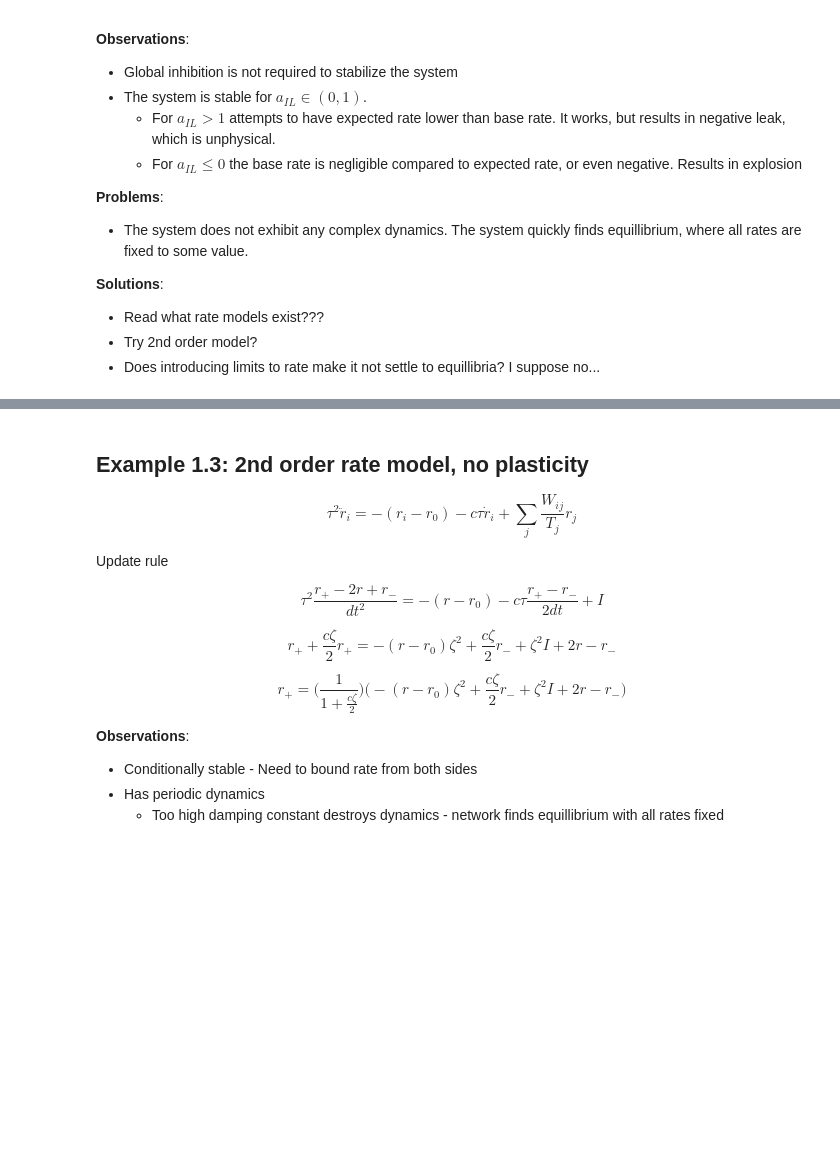
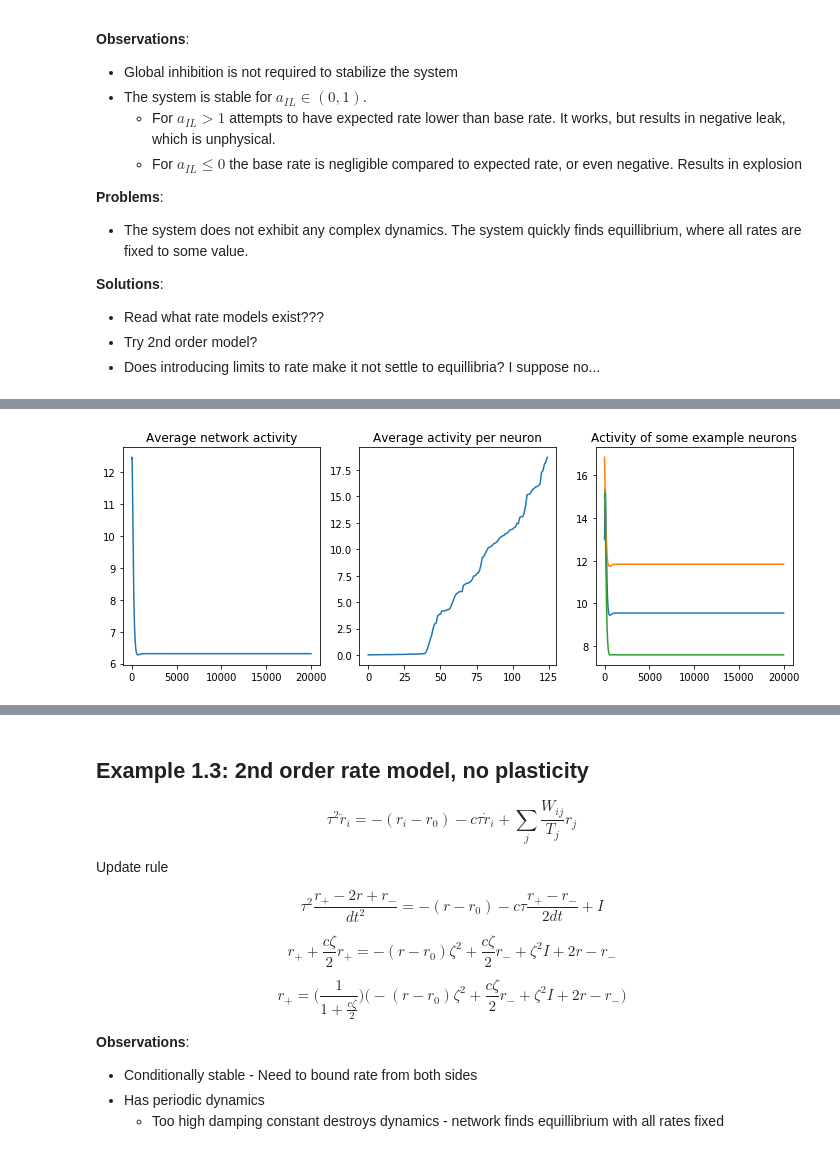
Before and after one commit to aleksejs-fomins/memory-hippo-ca3, a Jupyter notebook: self-contained/reservoir/reservoir-rate.ipynb, the cells around one changed output, grey strips where cells are left out. Cells and saved outputs as stored; diff of their text form; code cells hidden in the pictures; blank space fills up the shorter version.

```diff
--- a/self-contained/reservoir/reservoir-rate.ipynb
+++ b/self-contained/reservoir/reservoir-rate.ipynb
@@ -91,0 +127,67 @@ plt.show()
+# %%
+###############
+# Initialization
+###############
+
+p = {
+    "N_EXC"     : 100,   # Number of excitatory neurons
+    "N_INH"     : 25,    # Number of inhibitory neurons
+    "T0"        : 1.0,    # Average threshold
+    "dt"        : 0.0001, # Time step
+    "tau_r"     : 0.01,   # Leak timescale
+    "r0"        : 10.0,   # Background activity
+    "a_W"       : 0.1,    # Ratio of number of existing connections to all-to-all
+    "a_IL"      : 0.1     # Balance between internal feedback input and leak
+}
+p['W0_EXC'] = p['T0'] * (1 - p['a_IL']) / ((p['N_EXC'] - 1) * p['a_W'])
+p['W0_INH'] = p['W0_EXC'] * -4
+p['N'] = p['N_EXC'] + p['N_INH']
+
+# Initial values for variables
+r = np.random.uniform(0.5 * p['r0'], 2.0 * p['r0'], p['N'])
+T = np.random.uniform(0.9 * p['T0'], 1.1 * p['T0'], p['N'])
+
+# Connectivity matrix
+M_EE = randMat(p['N_EXC'], p['N_EXC'], p['a_W'], p['W0_EXC'], 0.1)
+M_EI = randMat(p['N_INH'], p['N_EXC'], p['a_W'], p['W0_EXC'], 0.1)
+M_IE = randMat(p['N_EXC'], p['N_INH'], p['a_W'], p['W0_INH'], 0.1)
+M_II = np.zeros((p['N_INH'], p['N_INH']))
+np.fill_diagonal(M_EE, 0)  # No self-connections allowed
+M = np.vstack((np.hstack((M_EE, M_IE)), np.hstack((M_EI, M_II))))
+
+# # Plot connectivity
+# print('Average weight:', p['W0'])
+# plt.figure()
+# plt.imshow(M)
+# plt.show()
+
+###############
+# Simulation
+###############
+
+N_STEP = 20000
+
+r_hist = np.zeros((N_STEP, p['N']))
+r_hist[0] = r
+
+for i in range(N_STEP-1):
+    r = computeR(r, M, T, p)
+    r_hist[i+1] = r
+
+###############
+# Analysis
+###############
+
+fig, ax = plt.subplots(ncols = 3, figsize=(12, 4))
+ax[0].plot(np.mean(r_hist, axis=1))
+ax[1].plot(np.sort(np.mean(r_hist, axis=0)))
+ax[2].plot(r_hist[:, 0])
+ax[2].plot(r_hist[:, 1])
+ax[2].plot(r_hist[:, 2])
+
+ax[0].set_title("Average network activity")
+ax[1].set_title("Average activity per neuron")
+ax[2].set_title("Activity of some example neurons")
+plt.show()
+# %% [output]
+[figure, added]
```
Also changed, not shown: parts of 9 cells of this notebook, 6 other files.
